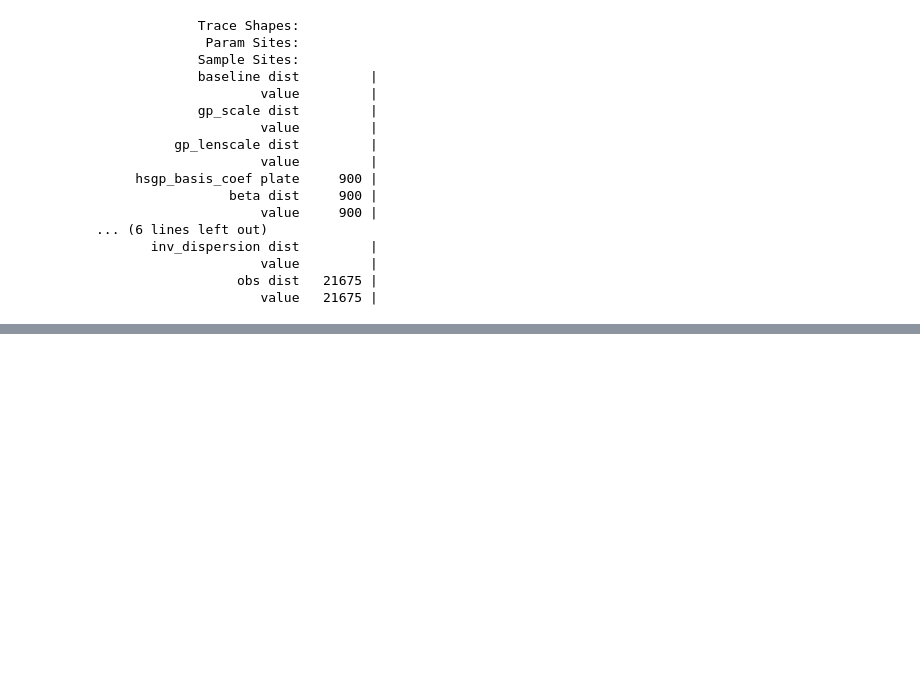
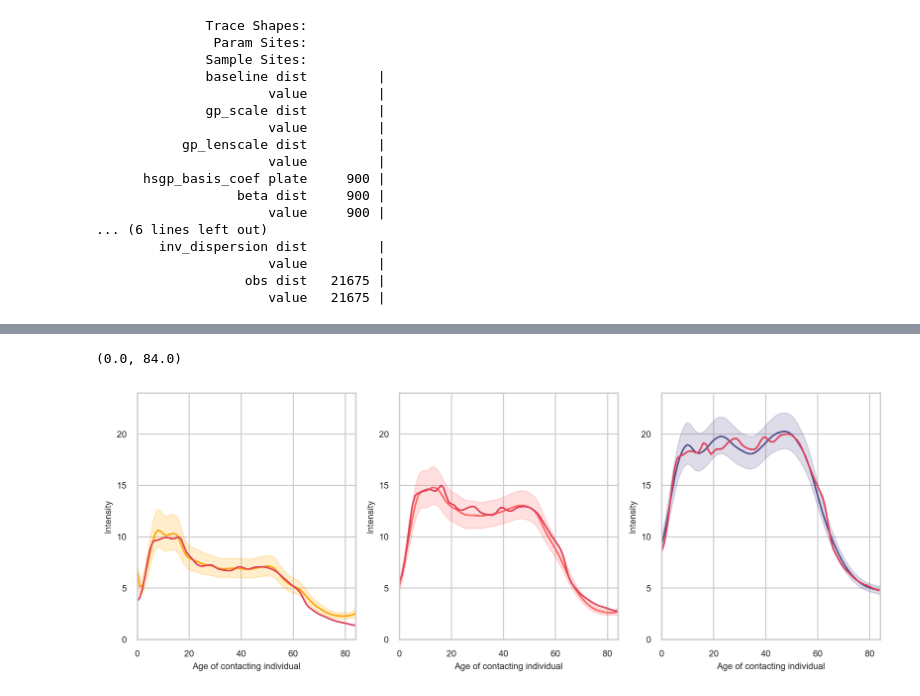
Before and after one commit to ShozenD/cntmosaic, a Jupyter notebook: notebooks/simulation_study_ses.ipynb, the cells around one changed output, grey strips where cells are left out. Cells and saved outputs as stored; diff of their text form; code cells hidden in the pictures; blank space fills up the shorter version.

```diff
--- a/notebooks/simulation_study_ses.ipynb
+++ b/notebooks/simulation_study_ses.ipynb
@@ -164,0 +135,32 @@ plot_cint_marginal(ax, mcint_high, color='blue')
+# %%
+fig, ax = plt.subplots(nrows = 1, ncols = 3, figsize=(12,4), dpi=300)
+
+plot_contact_marginal(ax[0],
+                   post_mcint['ses']['high'][1],
+                   post_mcint['ses']['high'][0],
+                   post_mcint['ses']['high'][2],
+                   color='#ffa600')
+plot_contact_marginal(ax[0], mcint_eval['ses']['high'], color='#de425b')
+ax[0].set_ylim(0, 24)
+ax[0].set_xlim(0, 84)
+
+plot_contact_marginal(ax[1],
+                   post_mcint['ses']['mid'][1,:],
+                   post_mcint['ses']['mid'][0,:],
+                   post_mcint['ses']['mid'][2,:],
+                   color='#ff6361')
+plot_contact_marginal(ax[1], mcint_eval['ses']['mid'], color='#de425b')
+ax[1].set_ylim(0, 24)
+ax[1].set_xlim(0, 84)
+
+plot_contact_marginal(ax[2],
+                   post_mcint['ses']['low'][1,:],
+                   post_mcint['ses']['low'][0,:],
+                   post_mcint['ses']['low'][2,:],
+                   color='#58508d')
+plot_contact_marginal(ax[2], mcint_eval['ses']['low'], color='#de425b')
+ax[2].set_ylim(0, 24)
+ax[2].set_xlim(0, 84)
+# %% [output]
+(0.0, 84.0)
+[figure, added]
```
Also changed, not shown: parts of 20 cells of this notebook, 1 other file.
